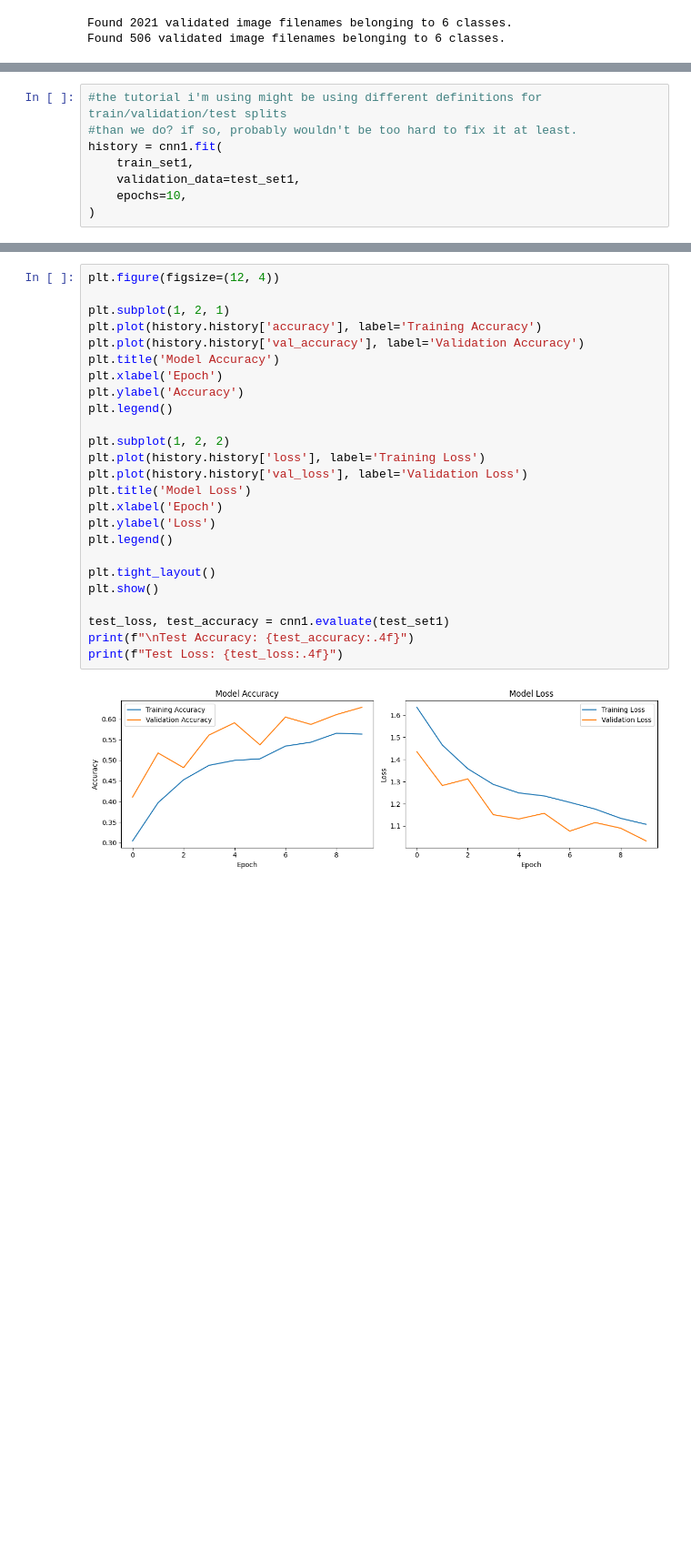
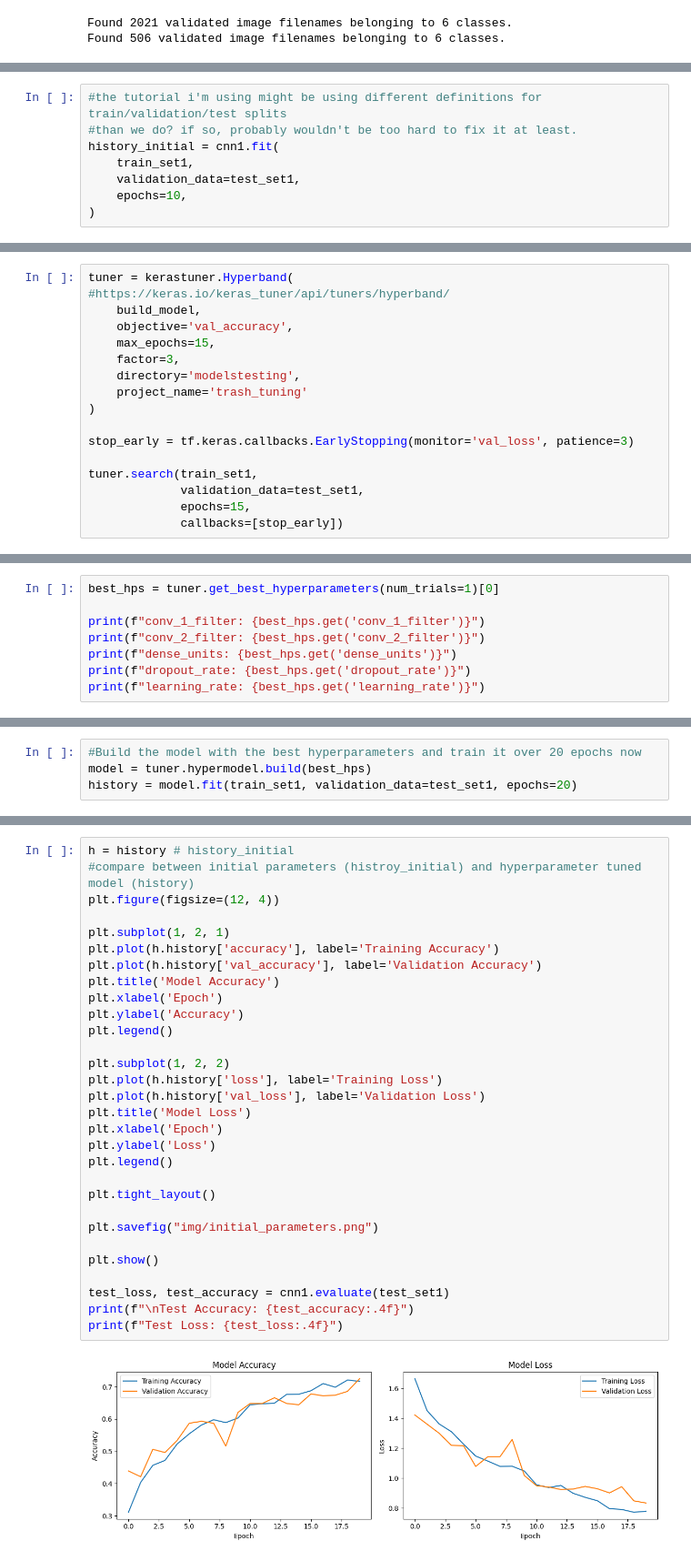
Before and after one commit to acwebber01/CSCI-4622-Avant-Garde-Recycling, a Jupyter notebook: notebook.ipynb, the cells around one changed output, grey strips where cells are left out. Shown: that part at 91% size. Saved outputs shown, nothing was run; the diff lists cells and outputs as text; blank space fills up the shorter version.

Commit message:
hyperparameter tuning

```diff
--- a/notebook.ipynb
+++ b/notebook.ipynb
@@ -150,7 +155,7 @@ Model: "sequential_4"
 # %%
 #the tutorial i'm using might be using different definitions for train/validation/test splits
 #than we do? if so, probably wouldn't be too hard to fix it at least.
-history = cnn1.fit(
+history_initial = cnn1.fit(
     train_set1,
     validation_data=test_set1,
     epochs=10,
@@ -178,0 +228,16 @@ Epoch 10/10
+# %%
+tuner = kerastuner.Hyperband( #https://keras.io/keras_tuner/api/tuners/hyperband/
+    build_model,
+    objective='val_accuracy',
+    max_epochs=15,
+    factor=3,
+    directory='modelstesting',
+    project_name='trash_tuning'
+)
+
+stop_early = tf.keras.callbacks.EarlyStopping(monitor='val_loss', patience=3)
+
+tuner.search(train_set1,
+             validation_data=test_set1,
+             epochs=15,
+             callbacks=[stop_early])
@@ -178,0 +250,8 @@ Epoch 10/10
+# %%
+best_hps = tuner.get_best_hyperparameters(num_trials=1)[0]
+
+print(f"conv_1_filter: {best_hps.get('conv_1_filter')}")
+print(f"conv_2_filter: {best_hps.get('conv_2_filter')}")
+print(f"dense_units: {best_hps.get('dense_units')}")
+print(f"dropout_rate: {best_hps.get('dropout_rate')}")
+print(f"learning_rate: {best_hps.get('learning_rate')}")
@@ -178,0 +264,4 @@ Epoch 10/10
+# %%
+#Build the model with the best hyperparameters and train it over 20 epochs now
+model = tuner.hypermodel.build(best_hps)
+history = model.fit(train_set1, validation_data=test_set1, epochs=20)
@@ -179,27 +286,32 @@ Epoch 10/10
 # %%
+h = history # history_initial
+#compare between initial parameters (histroy_initial) and hyperparameter tuned model (history)
 plt.figure(figsize=(12, 4))
 
 plt.subplot(1, 2, 1)
-plt.plot(history.history['accuracy'], label='Training Accuracy')
-plt.plot(history.history['val_accuracy'], label='Validation Accuracy')
+plt.plot(h.history['accuracy'], label='Training Accuracy')
+plt.plot(h.history['val_accuracy'], label='Validation Accuracy')
 plt.title('Model Accuracy')
 plt.xlabel('Epoch')
 plt.ylabel('Accuracy')
 plt.legend()
 
 plt.subplot(1, 2, 2)
-plt.plot(history.history['loss'], label='Training Loss')
-plt.plot(history.history['val_loss'], label='Validation Loss')
+plt.plot(h.history['loss'], label='Training Loss')
+plt.plot(h.history['val_loss'], label='Validation Loss')
 plt.title('Model Loss')
 plt.xlabel('Epoch')
 plt.ylabel('Loss')
 plt.legend()
 
 plt.tight_layout()
+
+plt.savefig("img/initial_parameters.png")
+
 plt.show()
 
 test_loss, test_accuracy = cnn1.evaluate(test_set1)
 print(f"\nTest Accuracy: {test_accuracy:.4f}")
 print(f"Test Loss: {test_loss:.4f}")
 # %% [output]
-[figure, old version]
+[figure, new version]
```
Also changed, not shown: parts of 12 cells of this notebook, 4 other files.
